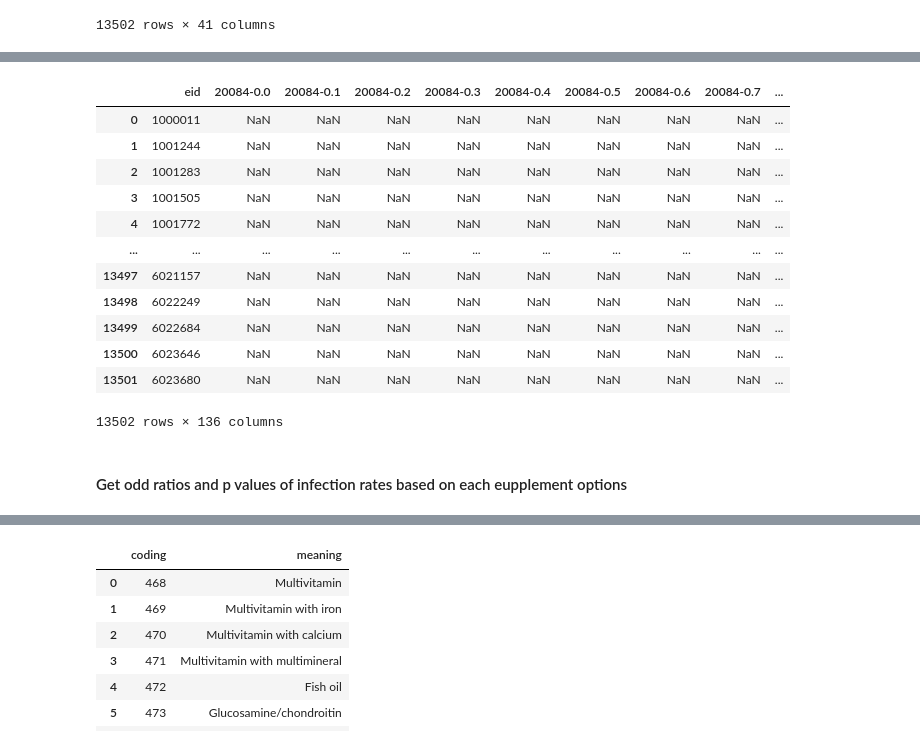
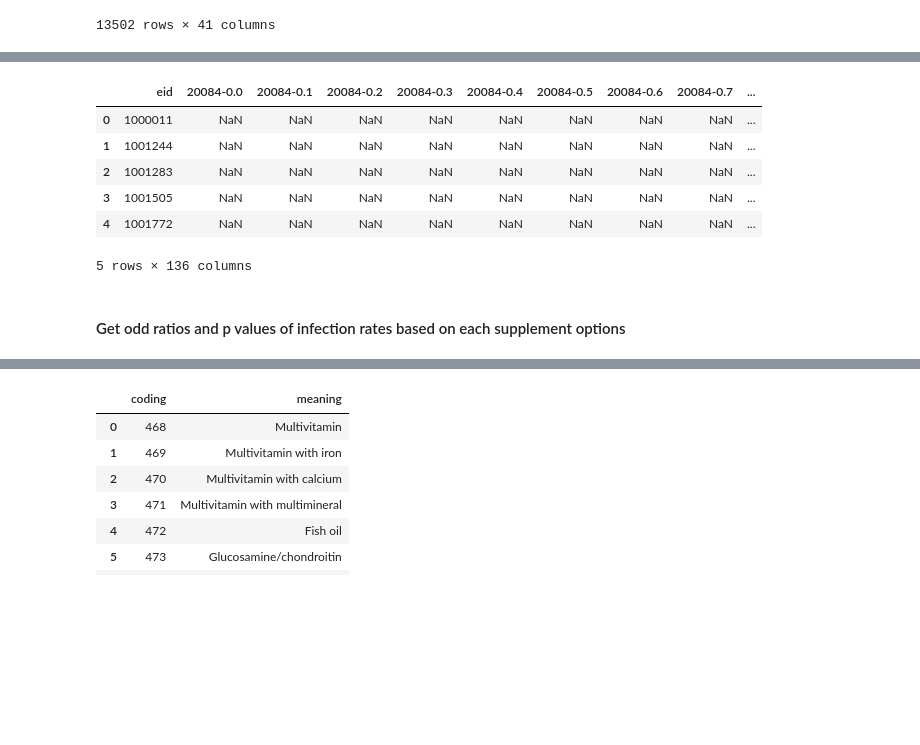
Before and after one commit to JunWeiLUC/NSinternship, a Jupyter notebook: Covid_information.ipynb, the cells around one changed output, grey strips where cells are left out. Drawn from its saved outputs; the diff is of its cells as text; code cells hidden in the pictures; blank space fills up the shorter version.

```diff
--- a/Covid_information.ipynb
+++ b/Covid_information.ipynb
@@ -514,21 +494,15 @@ filter_vitamin
 # %%
 vitamin = data[filter_vitamin]
-display(vitamin)
+vitamin.head()
 # %% [output]
 |  | eid | 20084-0.0 | 20084-0.1 | 20084-0.2 | 20084-0.3 | 20084-0.4 | 20084-0.5 | 20084-0.6 | 20084-0.7 | ... |
 | 0 | 1000011 | NaN | NaN | NaN | NaN | NaN | NaN | NaN | NaN | ... |
 | 1 | 1001244 | NaN | NaN | NaN | NaN | NaN | NaN | NaN | NaN | ... |
 | 2 | 1001283 | NaN | NaN | NaN | NaN | NaN | NaN | NaN | NaN | ... |
 | 3 | 1001505 | NaN | NaN | NaN | NaN | NaN | NaN | NaN | NaN | ... |
 | 4 | 1001772 | NaN | NaN | NaN | NaN | NaN | NaN | NaN | NaN | ... |
-| ... | ... | ... | ... | ... | ... | ... | ... | ... | ... | ... |
-| 13497 | 6021157 | NaN | NaN | NaN | NaN | NaN | NaN | NaN | NaN | ... |
-| 13498 | 6022249 | NaN | NaN | NaN | NaN | NaN | NaN | NaN | NaN | ... |
-| 13499 | 6022684 | NaN | NaN | NaN | NaN | NaN | NaN | NaN | NaN | ... |
-| 13500 | 6023646 | NaN | NaN | NaN | NaN | NaN | NaN | NaN | NaN | ... |
-| 13501 | 6023680 | NaN | NaN | NaN | NaN | NaN | NaN | NaN | NaN | ... |
-13502 rows × 136 columns
+5 rows × 136 columns
 # %%
 vitamin = vitamin.dropna(axis='columns', how = 'all')
 # %% [markdown]
-#### Get odd ratios and p values of infection rates based on each eupplement options
+#### Get odd ratios and p values of infection rates based on each supplement options
```
Also changed, not shown: parts of 14 cells of this notebook.
